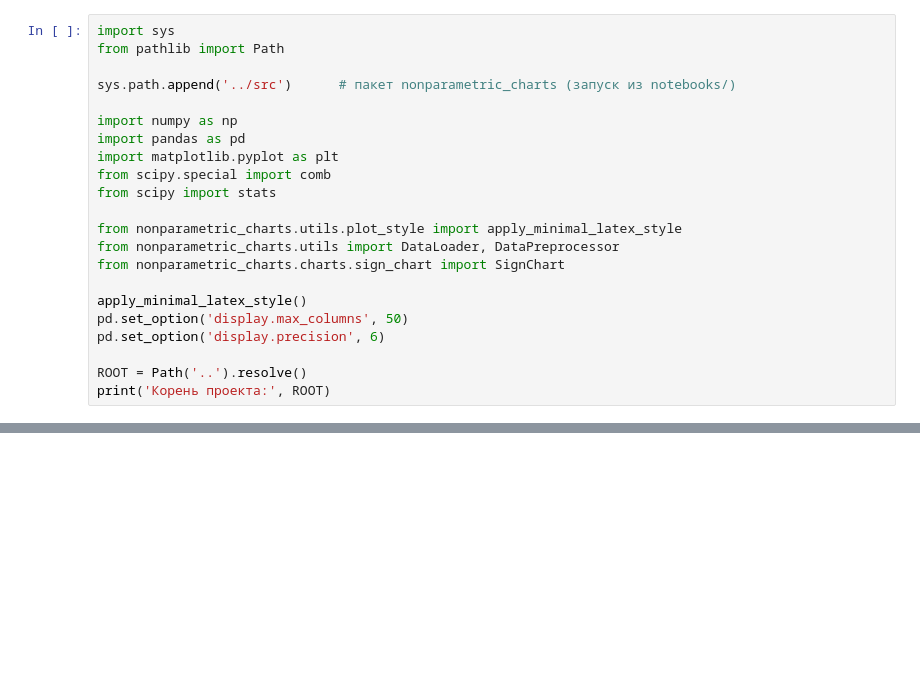
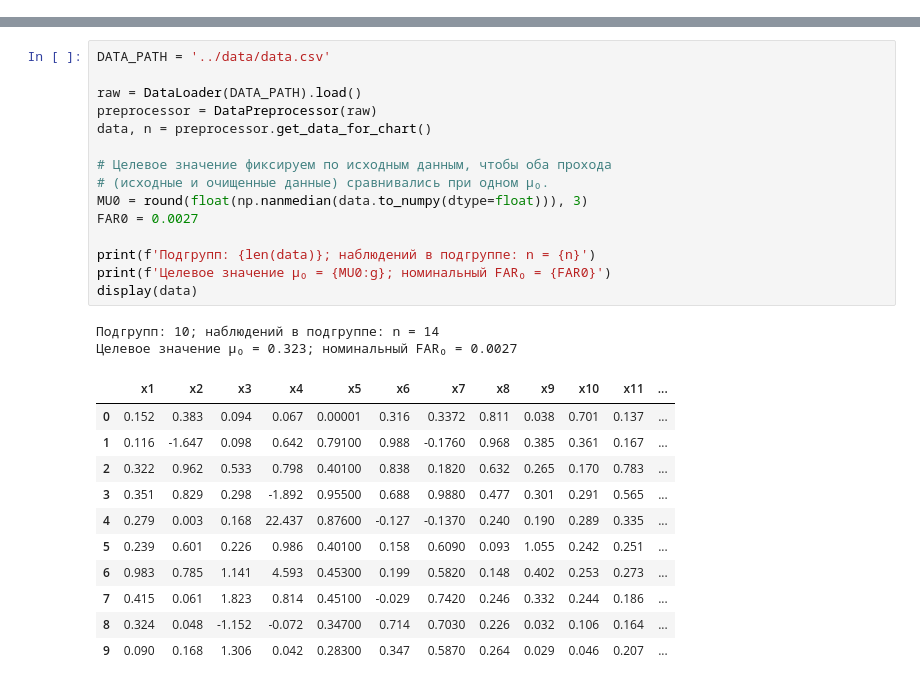
Before and after one commit to nebolsinvasili/nonparametric-charts, a Jupyter notebook: notebooks/sign_chart_analysis.ipynb, the cells around one changed output, grey strips where cells are left out. Saved outputs shown, nothing was run; the diff lists cells and outputs as text; blank space fills up the shorter version.

```diff
--- a/notebooks/sign_chart_analysis.ipynb
+++ b/notebooks/sign_chart_analysis.ipynb
@@ -22,22 +0,0 @@ Process Control*, Wiley.
-# %%
-import sys
-from pathlib import Path
-
-sys.path.append('../src')      # пакет nonparametric_charts (запуск из notebooks/)
-
-import numpy as np
-import pandas as pd
-import matplotlib.pyplot as plt
-from scipy.special import comb
-from scipy import stats
-
-from nonparametric_charts.utils.plot_style import apply_minimal_latex_style
-from nonparametric_charts.utils import DataLoader, DataPreprocessor
-from nonparametric_charts.charts.sign_chart import SignChart
-
-apply_minimal_latex_style()
-pd.set_option('display.max_columns', 50)
-pd.set_option('display.precision', 6)
-
-ROOT = Path('..').resolve()
-print('Корень проекта:', ROOT)
@@ -423,0 +78,29 @@ assert all(checks.values()), 'Инварианты карты нарушены'
+# %%
+DATA_PATH = '../data/data.csv'
+
+raw = DataLoader(DATA_PATH).load()
+preprocessor = DataPreprocessor(raw)
+data, n = preprocessor.get_data_for_chart()
+
+# Целевое значение фиксируем по исходным данным, чтобы оба прохода
+# (исходные и очищенные данные) сравнивались при одном μ₀.
+MU0 = round(float(np.nanmedian(data.to_numpy(dtype=float))), 3)
+FAR0 = 0.0027
+
+print(f'Подгрупп: {len(data)}; наблюдений в подгруппе: n = {n}')
+print(f'Целевое значение μ₀ = {MU0:g}; номинальный FAR₀ = {FAR0}')
+display(data)
+# %% [output]
+Подгрупп: 10; наблюдений в подгруппе: n = 14
+Целевое значение μ₀ = 0.323; номинальный FAR₀ = 0.0027
+|  | x1 | x2 | x3 | x4 | x5 | x6 | x7 | x8 | x9 | x10 | x11 | ... |
+| 0 | 0.152 | 0.383 | 0.094 | 0.067 | 0.00001 | 0.316 | 0.3372 | 0.811 | 0.038 | 0.701 | 0.137 | ... |
+| 1 | 0.116 | -1.647 | 0.098 | 0.642 | 0.79100 | 0.988 | -0.1760 | 0.968 | 0.385 | 0.361 | 0.167 | ... |
+| 2 | 0.322 | 0.962 | 0.533 | 0.798 | 0.40100 | 0.838 | 0.1820 | 0.632 | 0.265 | 0.170 | 0.783 | ... |
+| 3 | 0.351 | 0.829 | 0.298 | -1.892 | 0.95500 | 0.688 | 0.9880 | 0.477 | 0.301 | 0.291 | 0.565 | ... |
+| 4 | 0.279 | 0.003 | 0.168 | 22.437 | 0.87600 | -0.127 | -0.1370 | 0.240 | 0.190 | 0.289 | 0.335 | ... |
+| 5 | 0.239 | 0.601 | 0.226 | 0.986 | 0.40100 | 0.158 | 0.6090 | 0.093 | 1.055 | 0.242 | 0.251 | ... |
+| 6 | 0.983 | 0.785 | 1.141 | 4.593 | 0.45300 | 0.199 | 0.5820 | 0.148 | 0.402 | 0.253 | 0.273 | ... |
+| 7 | 0.415 | 0.061 | 1.823 | 0.814 | 0.45100 | -0.029 | 0.7420 | 0.246 | 0.332 | 0.244 | 0.186 | ... |
+| 8 | 0.324 | 0.048 | -1.152 | -0.072 | 0.34700 | 0.714 | 0.7030 | 0.226 | 0.032 | 0.106 | 0.164 | ... |
+| 9 | 0.090 | 0.168 | 1.306 | 0.042 | 0.28300 | 0.347 | 0.5870 | 0.264 | 0.029 | 0.046 | 0.207 | ... |
```
Also changed, not shown: parts of 65 cells of this notebook, 4 other files.
